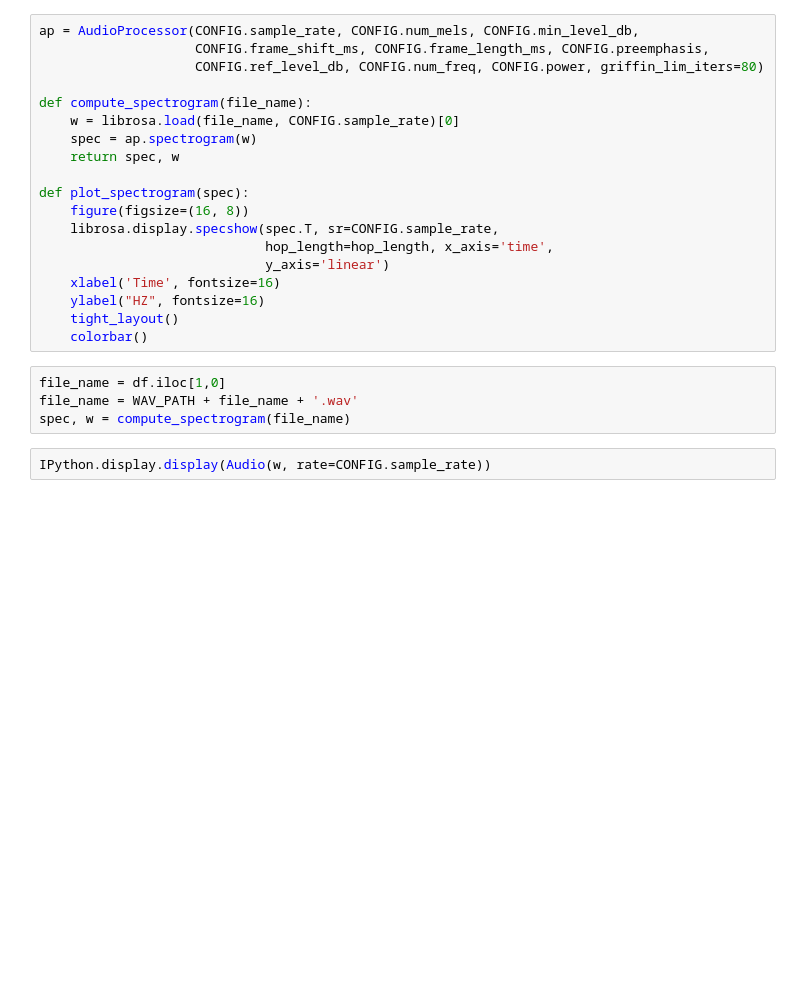
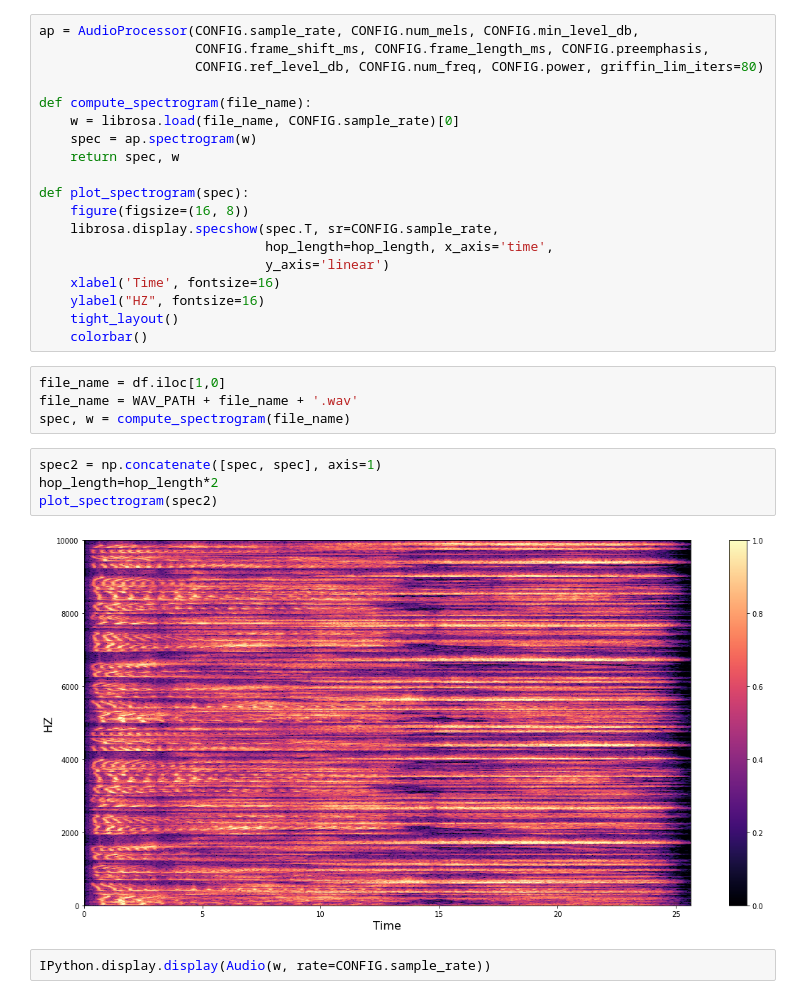
Before and after one commit to coqui-ai/TTS, a Jupyter notebook: notebooks/TestModelOnLJSpeech.ipynb, the cells around one changed output. Cells and saved outputs as stored; diff of their text form; blank space fills up the shorter version.

Commit message:
Log spectrogram constraction

```diff
--- a/notebooks/TestModelOnLJSpeech.ipynb
+++ b/notebooks/TestModelOnLJSpeech.ipynb
@@ -65,6 +65,12 @@ def plot_spectrogram(spec):
 file_name = df.iloc[1,0]
 file_name = WAV_PATH + file_name + '.wav'
 spec, w = compute_spectrogram(file_name)
+# %%
+spec2 = np.concatenate([spec, spec], axis=1)
+hop_length=hop_length*2
+plot_spectrogram(spec2)
+# %% [output]
+[figure, added]
 # %%
 IPython.display.display(Audio(w, rate=CONFIG.sample_rate))
 # %% [output]
```
Also changed, not shown: 4 other files.
